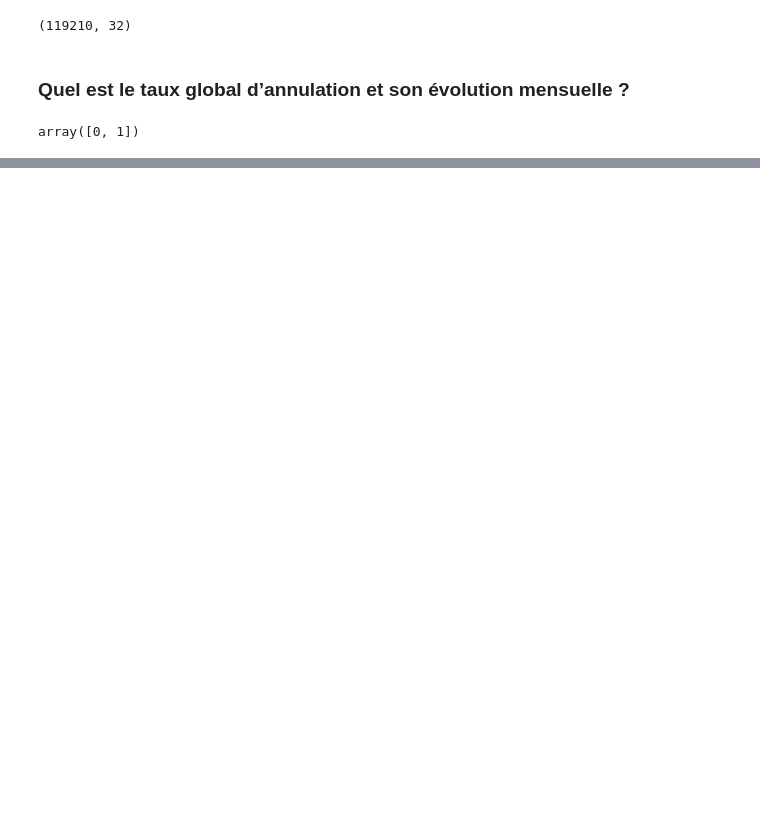
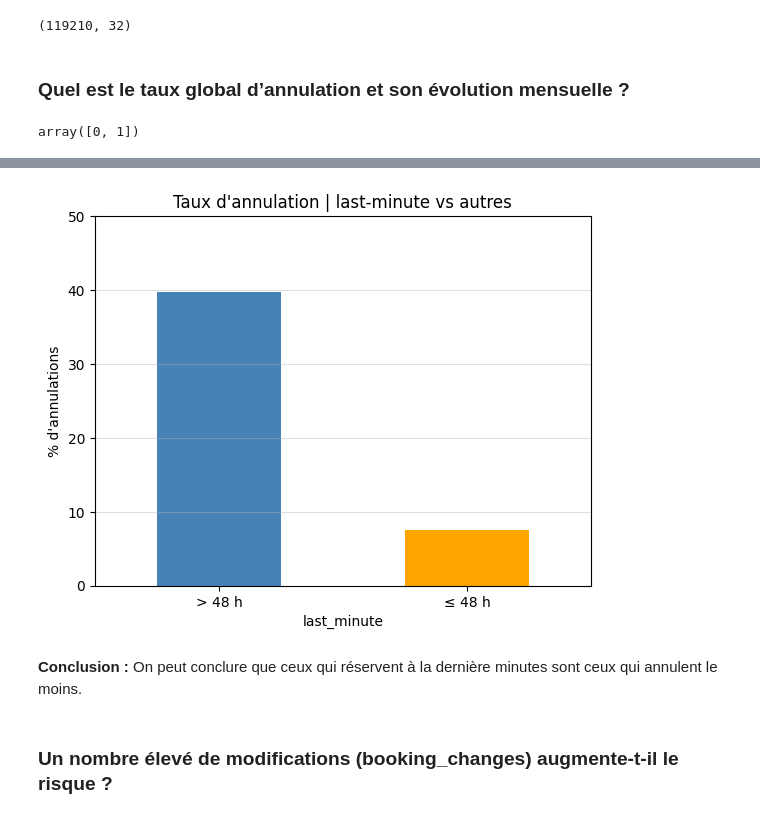
Before and after one commit to mandresyandri/hotel-booking-cancelation, a Jupyter notebook: model_build/data_exploration.ipynb, the cells around one changed output, grey strips where cells are left out. Cells and saved outputs as stored; diff of their text form; code cells hidden in the pictures; blank space fills up the shorter version.

```diff
--- a/model_build/data_exploration.ipynb
+++ b/model_build/data_exploration.ipynb
@@ -355,0 +381,23 @@ plt.show()
+# %%
+data["last_minute"] = data["lead_time"] < 2
+# %%
+cancel_rate_lm = (
+    data.groupby("last_minute")["is_canceled"]
+      .mean()
+      .mul(100)
+      .rename("% d'annulations")
+)
+# %%
+cancel_rate_lm.plot(kind="bar", color=["steelblue", "orange"])
+plt.xticks([0,1], ["> 48 h", "≤ 48 h"], rotation=0)
+plt.ylabel("% d'annulations")
+plt.title("Taux d'annulation | last-minute vs autres")
+plt.ylim(0, 50)
+plt.grid(axis="y", alpha=.4)
+plt.show()
+# %% [output]
+[figure, added]
+# %% [markdown]
+**Conclusion :** On peut conclure que ceux qui réservent à la dernière minutes sont ceux qui annulent le moins.
+# %% [markdown]
+### Un nombre élevé de modifications (booking_changes) augmente-t-il le risque ?
```
Also changed, not shown: parts of 56 cells of this notebook.
